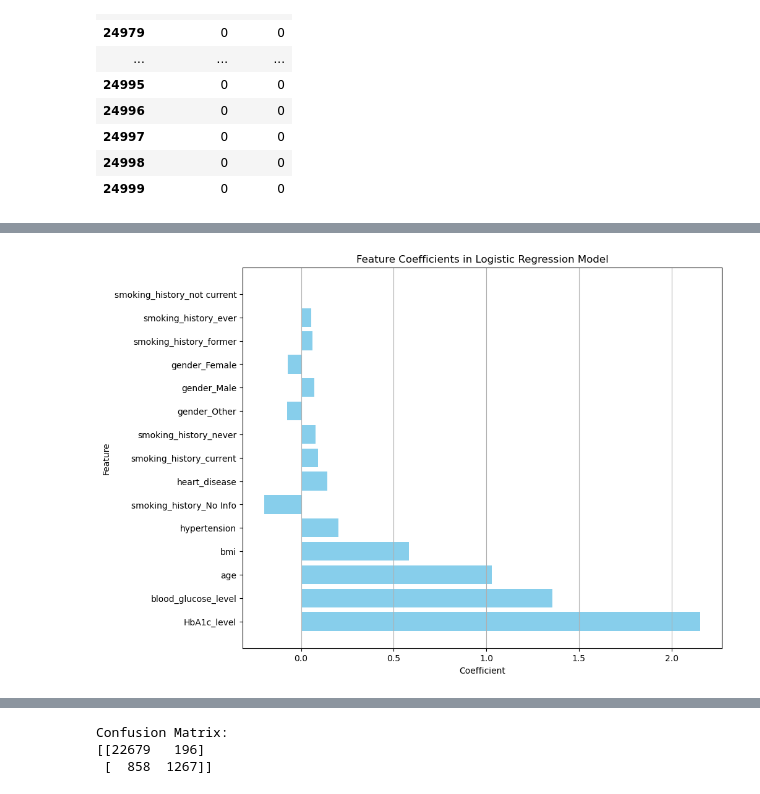
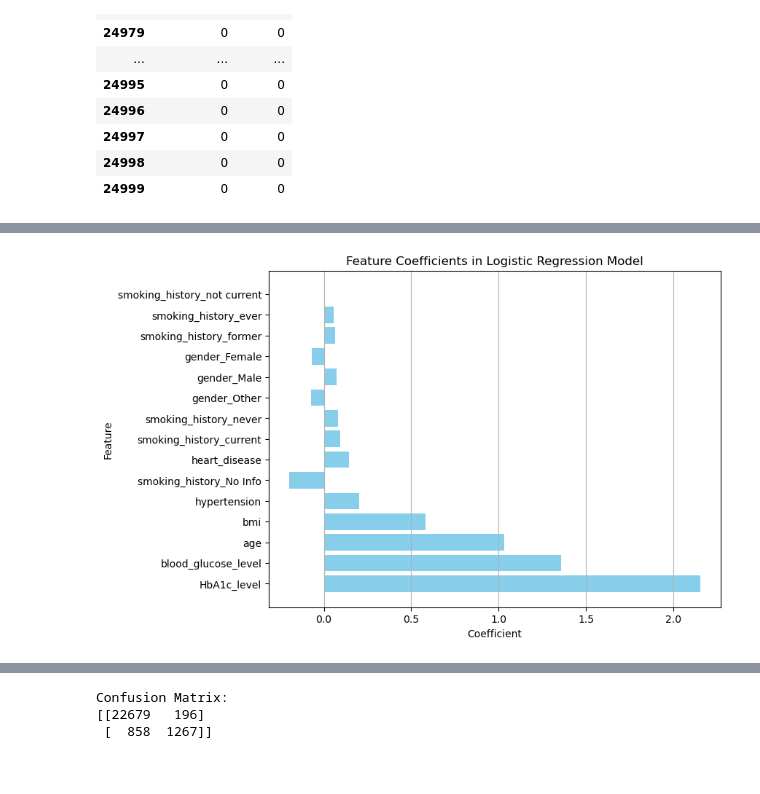
Before and after one commit to divyasajjan1/Project-4-Team-1, a Jupyter notebook: diabetes_prediction.ipynb, the cells around one changed output, grey strips where cells are left out. Saved outputs shown, nothing was run; the diff lists cells and outputs as text; code cells hidden in the pictures.

```diff
--- a/diabetes_prediction.ipynb
+++ b/diabetes_prediction.ipynb
@@ -162,15 +162,15 @@ print(coefficients_df)
 # %%
 # Extract features and coefficients from the DataFrame
 features = coefficients_df['Feature']
 coefficients = coefficients_df['Coefficient']
 
 # Create a horizontal bar plot
-plt.figure(figsize=(10, 8))
+plt.figure(figsize=(8, 6))
 plt.barh(features, coefficients, color='skyblue')
 plt.xlabel('Coefficient')
 plt.ylabel('Feature')
 plt.title('Feature Coefficients in Logistic Regression Model')
 plt.grid(axis='x')  # Adding gridlines for better readability
 plt.show()
 # %% [output]
-[figure, old version]
+[figure, new version]
```
Also changed, not shown: parts of 10 cells of this notebook, 1 other file.
